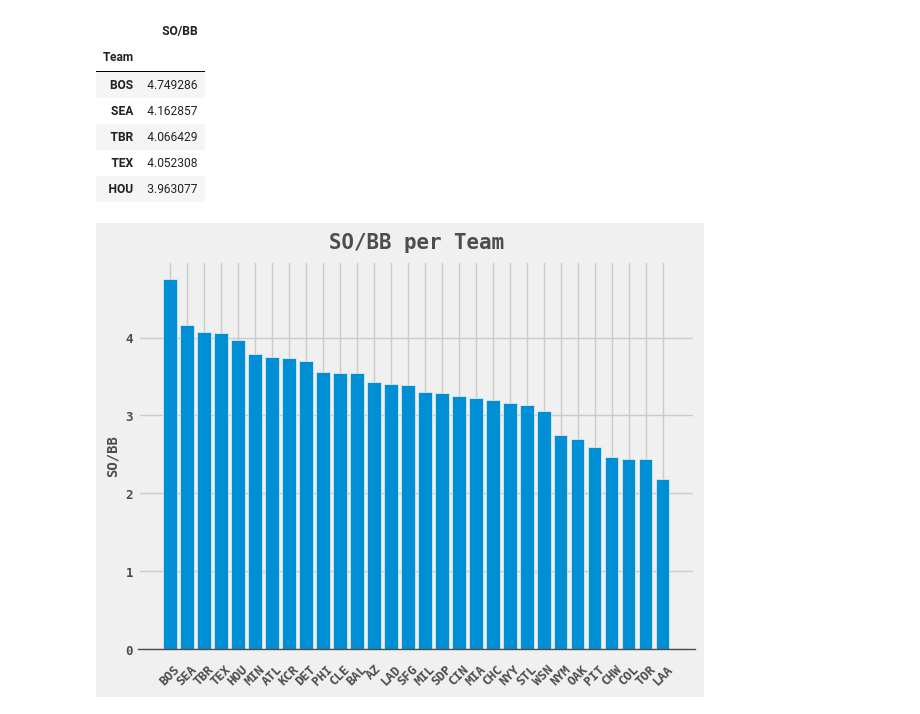
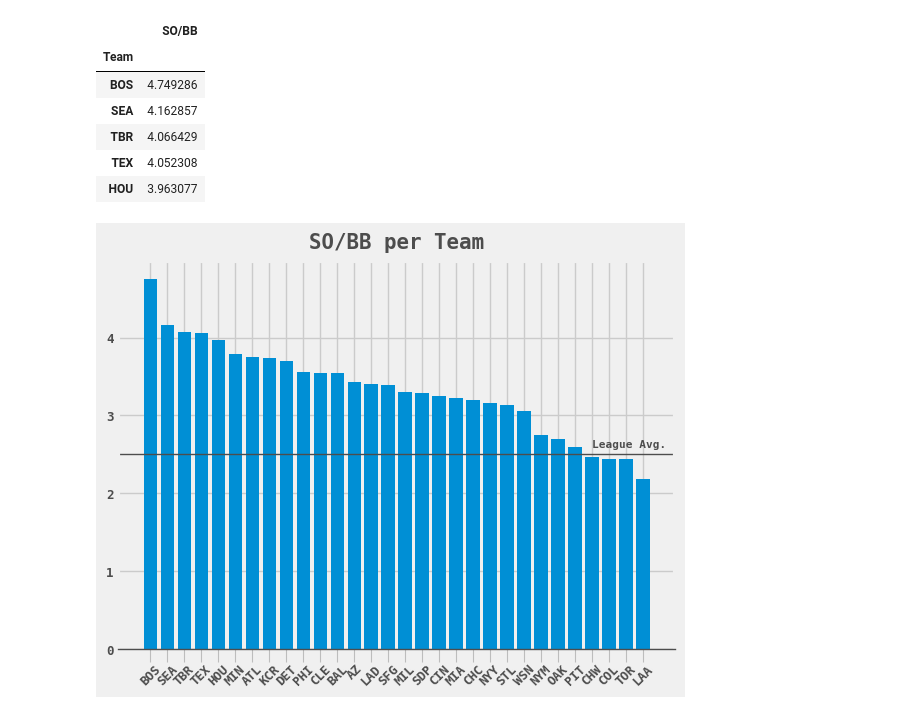
Before and after one commit to unbenounced/mlb_payroll, a Jupyter notebook: mlb_overview.ipynb, the cells around one changed output. Saved outputs shown, nothing was run; the diff lists cells and outputs as text; code cells hidden in the pictures.

```diff
--- a/mlb_overview.ipynb
+++ b/mlb_overview.ipynb
@@ -243,21 +250,26 @@ so_bb.head()
 | TEX | 4.052308 |
 | HOU | 3.963077 |
 # %%
+# Strikeout to Walk ratio graphed
 fig, ax = plt.subplots()
 
 ax.bar(so_bb.index, so_bb['SO/BB'])
 
 ax.set_title('SO/BB per Team', fontsize=15, fontweight='bold', color='#4d4d4d', y=1.01)
-# ax.set_xlabel('', fontsize=10, color='#4d4d4d', fontweight='semibold')
-ax.set_ylabel('SO/BB', fontsize=10, color='#4d4d4d', fontweight='semibold')
 
 ax.tick_params(axis='x', length=9, color='#bdbdbd', pad=0)
 plt.xticks(rotation=45, fontsize=9, color='#4d4d4d', fontweight='bold')
 
 plt.xticks(fontsize=9, color='#4d4d4d', fontweight='semibold')
 plt.yticks(fontsize=9, color='#4d4d4d', fontweight='semibold')
 
 ax.spines['bottom'].set_color('#4d4d4d')
 ax.spines['bottom'].set_linewidth(1)
+
+# Horizontal Reference line - League average
+ax.axhline(y=2.5, color='#4d4d4d', linewidth=1)
+ax.text(26, 2.5 + .09, 'League Avg.', color='#4d4d4d', fontsize=8, fontweight='bold')
+
+plt.show()
 # %% [output]
-[figure, old version]
+[figure, new version]
```
Also changed, not shown: parts of 9 cells of this notebook.
